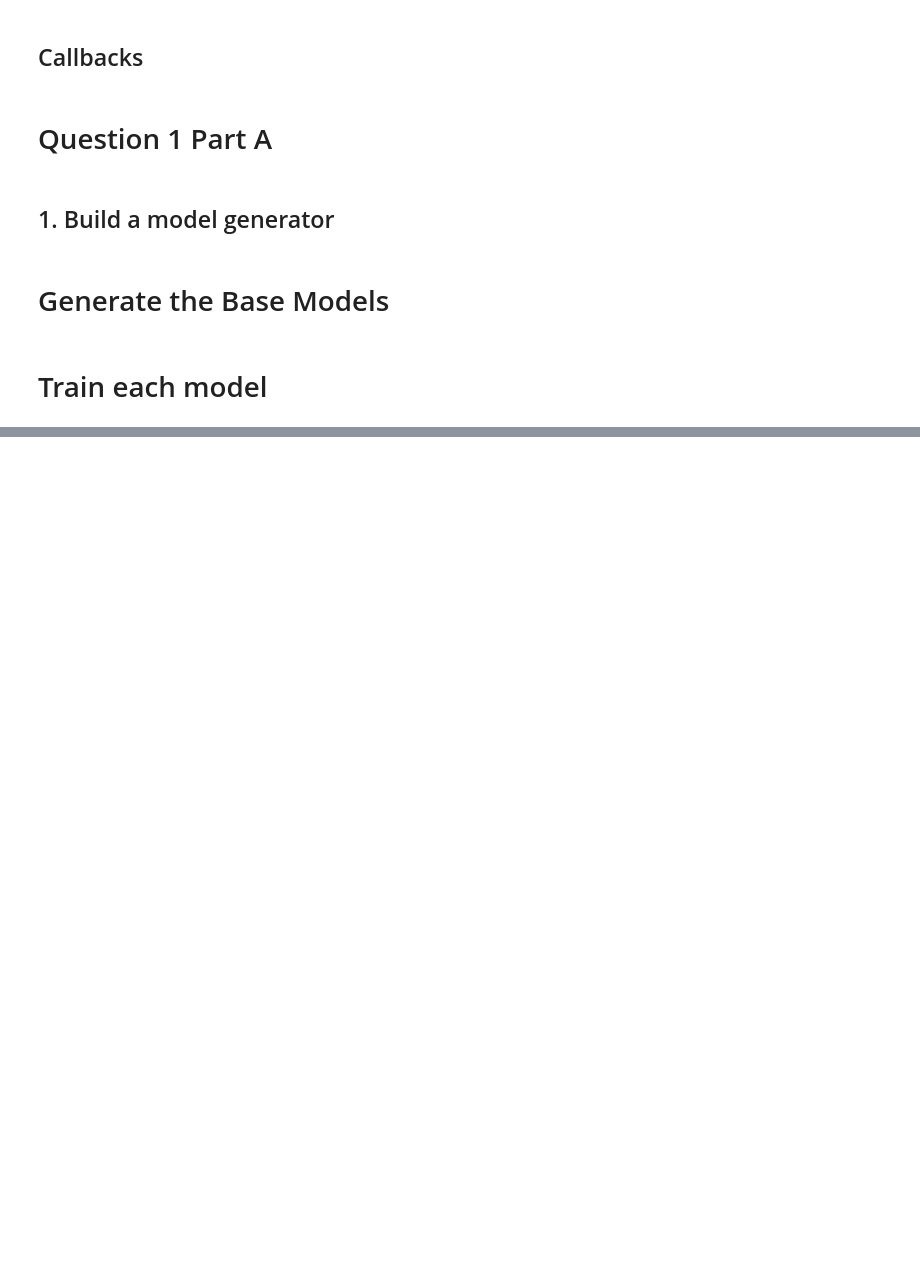
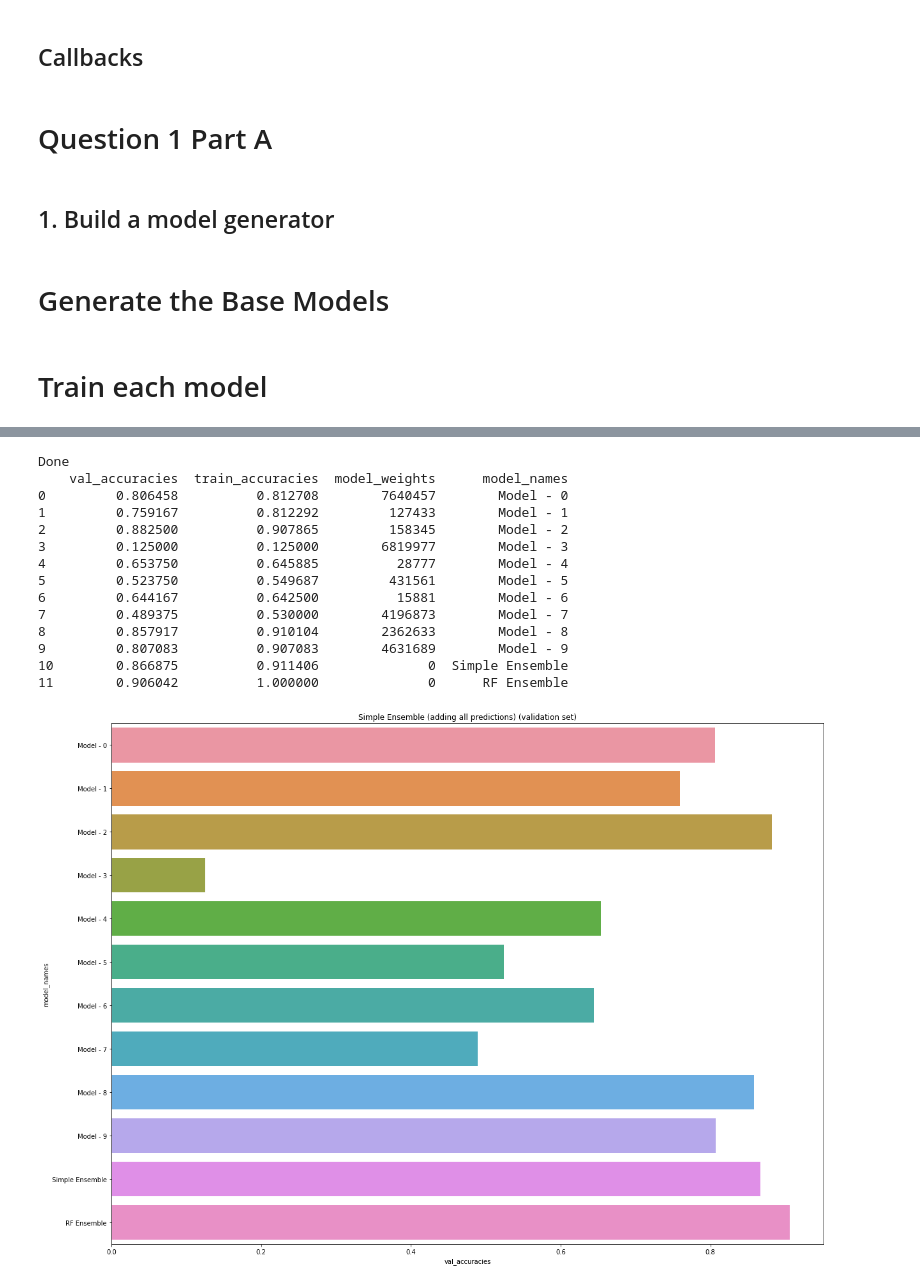
Before and after one commit to rajbircit/assignments, a Jupyter notebook: dl_a2/ensembles.ipynb, the cells around one changed output, grey strips where cells are left out. Cells and saved outputs as stored; diff of their text form; code cells hidden in the pictures; blank space fills up the shorter version.

```diff
--- a/dl_a2/ensembles.ipynb
+++ b/dl_a2/ensembles.ipynb
@@ -676,0 +830,18 @@ main()
+# %%
+run_ensemble()
+# %% [output]
+Done
+    val_accuracies  train_accuracies  model_weights      model_names
+0         0.806458          0.812708        7640457        Model - 0
+1         0.759167          0.812292         127433        Model - 1
+2         0.882500          0.907865         158345        Model - 2
+3         0.125000          0.125000        6819977        Model - 3
+4         0.653750          0.645885          28777        Model - 4
+5         0.523750          0.549687         431561        Model - 5
+6         0.644167          0.642500          15881        Model - 6
+7         0.489375          0.530000        4196873        Model - 7
+8         0.857917          0.910104        2362633        Model - 8
+9         0.807083          0.907083        4631689        Model - 9
+10        0.866875          0.911406              0  Simple Ensemble
+11        0.906042          1.000000              0      RF Ensemble
+[figure, added]
```
Also changed, not shown: parts of 12 cells of this notebook.
